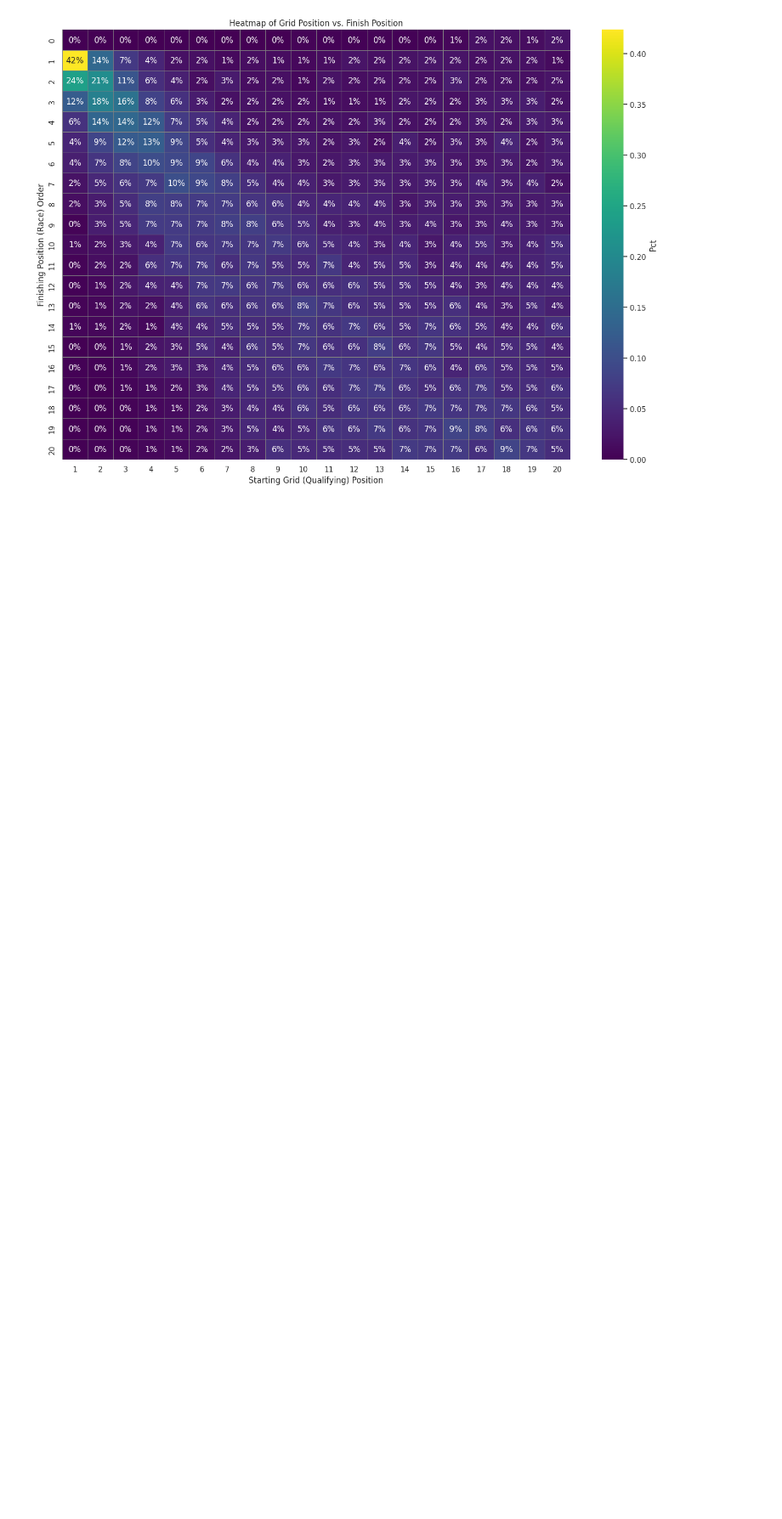
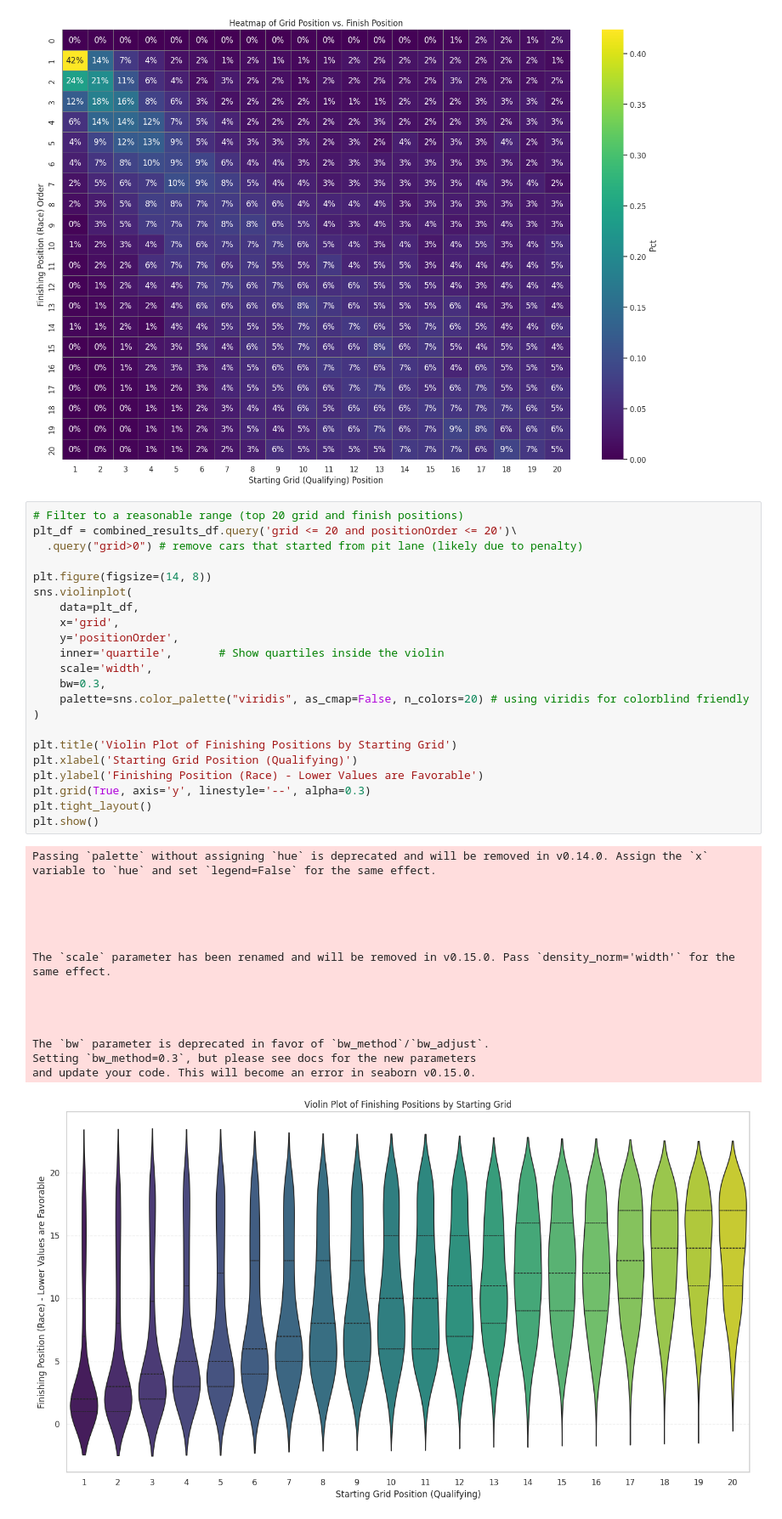
Before and after one commit to davidgoins236/data_viz_final_project, a Jupyter notebook: data_viz_final_project.ipynb, the cells around one changed output. Shown at 85% size. Saved outputs shown, nothing was run; the diff lists cells and outputs as text; blank space fills up the shorter version.

```diff
--- a/data_viz_final_project.ipynb
+++ b/data_viz_final_project.ipynb
@@ -889,6 +882,44 @@ plt.tight_layout()
 plt.show()
 # %% [output]
 [figure]
+# %%
+# Filter to a reasonable range (top 20 grid and finish positions)
+plt_df = combined_results_df.query('grid <= 20 and positionOrder <= 20')\
+  .query("grid>0") # remove cars that started from pit lane (likely due to penalty)
+
+plt.figure(figsize=(14, 8))
+sns.violinplot(
+    data=plt_df,
+    x='grid',
+    y='positionOrder',
+    inner='quartile',       # Show quartiles inside the violin
+    scale='width',
+    bw=0.3,
+    palette=sns.color_palette("viridis", as_cmap=False, n_colors=20) # using viridis for colorblind friendly
+)
+
+plt.title('Violin Plot of Finishing Positions by Starting Grid')
+plt.xlabel('Starting Grid Position (Qualifying)')
+plt.ylabel('Finishing Position (Race) - Lower Values are Favorable')
+plt.grid(True, axis='y', linestyle='--', alpha=0.3)
+plt.tight_layout()
+plt.show()
+# %% [output]
+Passing `palette` without assigning `hue` is deprecated and will be removed in v0.14.0. Assign the `x` variable to `hue` and set `legend=False` for the same effect.
+
+
+
+
+
+The `scale` parameter has been renamed and will be removed in v0.15.0. Pass `density_norm='width'` for the same effect.
+
+
+
+
+The `bw` parameter is deprecated in favor of `bw_method`/`bw_adjust`.
+Setting `bw_method=0.3`, but please see docs for the new parameters
+and update your code. This will become an error in seaborn v0.15.0.
+[figure, added]
 # %%
 # Pct of races won from pole by season
 
```
Also changed, not shown: parts of 11 cells of this notebook.
